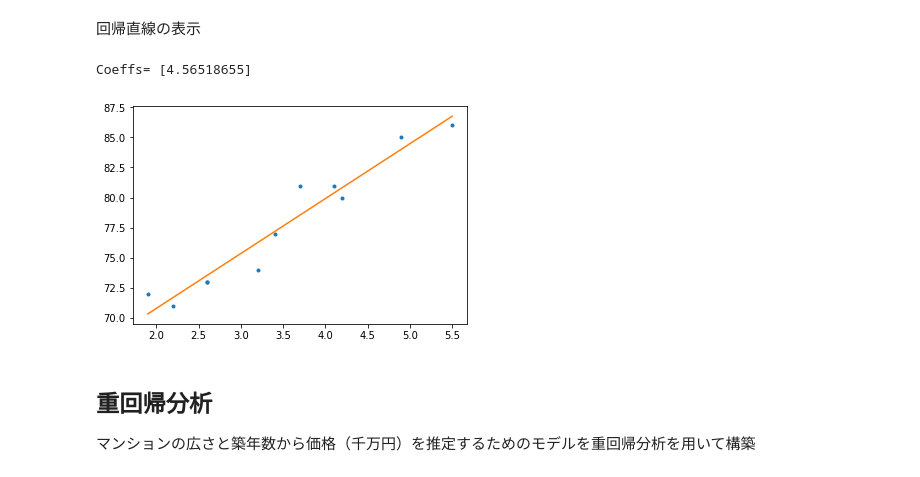
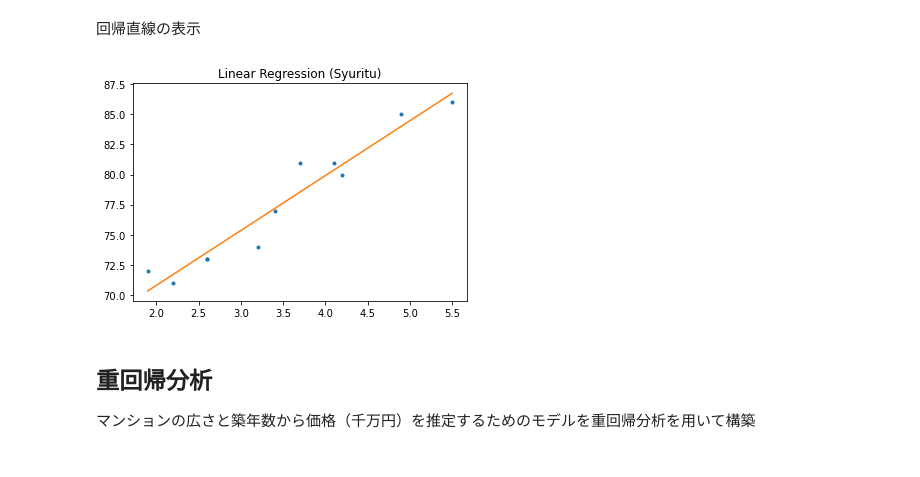
Before and after one commit to namoshi/ml_intro, a Jupyter notebook: Regression-sklearn.ipynb, the cells around one changed output. Drawn from its saved outputs; the diff is of its cells as text; code cells hidden in the pictures.

Commit message:
Regression-sklearn.ipynb is modified

```diff
--- a/Regression-sklearn.ipynb
+++ b/Regression-sklearn.ipynb
@@ -51,6 +51,9 @@ for i in range(len(x)):
 X = np.array(X)
 print('X\n',X)
 print('y\n',y)
+
+# Create linear regression object
+regr = linear_model.LinearRegression()
 
 regr.fit(X, y)
 
@@ -89,21 +92,23 @@ R^2= 0.9381079388270428
 # %%
 plt.plot(x,y,'.')
 max_x = np.max(x)
 min_x = np.min(x)
+
 # model
-beta = regr.coef_
-print('Coeffs=', beta)
+#beta = regr.coef_
+#print('Coeffs=', beta)
 xx = np.linspace(min_x, max_x, 100)
 XX = []
 for i in range(len(xx)):
     XX.append([xx[i]])
 XX = np.array(XX)
 yy = regr.predict(XX)
 plt.plot(xx, yy)
+plt.title('Linear Regression (Syuritu)')
+plt.savefig("linreg_syuritu.eps")
 plt.show()
 # %% [output]
-Coeffs= [4.56518655]
-[figure, old version]
+[figure, new version]
 # %% [markdown]
 ## 重回帰分析
 
```
Also changed, not shown: parts of 6 cells of this notebook, 9 other files.
